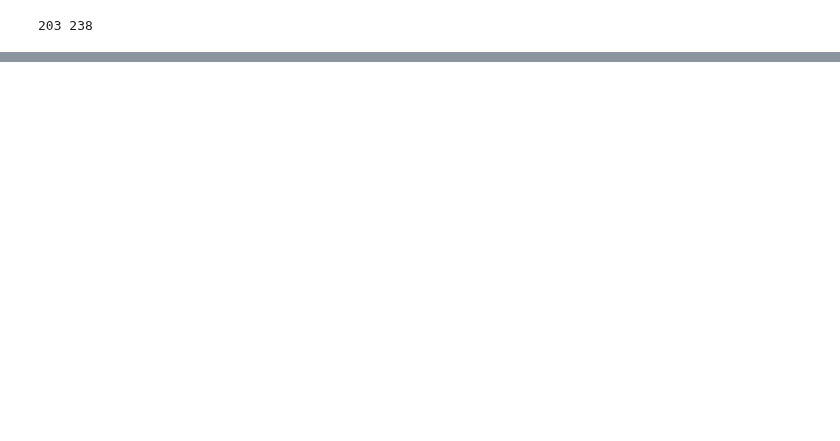
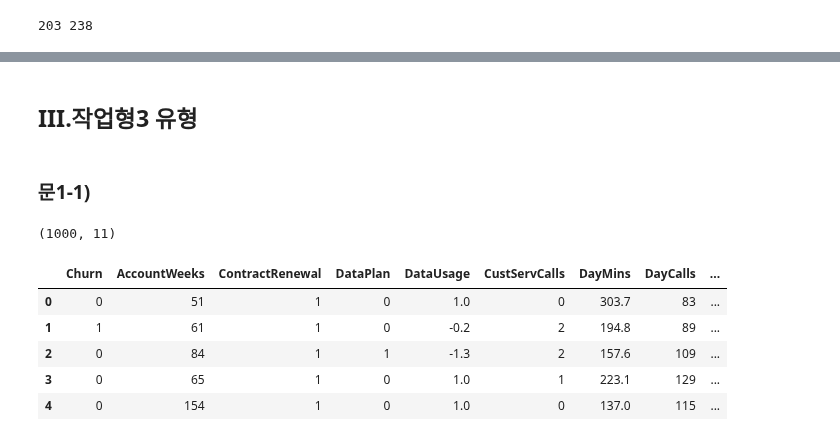
Before and after one commit to va4756/algio_sklearn, a Jupyter notebook: bigdata_sinagong_part4.ipynb, the cells around one changed output, grey strips where cells are left out. Cells and saved outputs as stored; diff of their text form; code cells hidden in the pictures; blank space fills up the shorter version.

```diff
--- a/bigdata_sinagong_part4.ipynb
+++ b/bigdata_sinagong_part4.ipynb
@@ -146,0 +318,18 @@ print(res_1, res_2)
+# %% [markdown]
+## III.작업형3 유형
+# %% [markdown]
+### 문1-1)
+# %%
+import pandas as pd
+# df = pd.read_csv("churn.csv")
+df = pd.read_csv("https://raw.githubusercontent.com/lovedlim/bigdata_analyst_cert/main/part4/ch8/churn.csv")
+print(df.shape)
+df.head()
+# %% [output]
+(1000, 11)
+|  | Churn | AccountWeeks | ContractRenewal | DataPlan | DataUsage | CustServCalls | DayMins | DayCalls | ... |
+| 0 | 0 | 51 | 1 | 0 | 1.0 | 0 | 303.7 | 83 | ... |
+| 1 | 1 | 61 | 1 | 0 | -0.2 | 2 | 194.8 | 89 | ... |
+| 2 | 0 | 84 | 1 | 1 | -1.3 | 2 | 157.6 | 109 | ... |
+| 3 | 0 | 65 | 1 | 0 | 1.0 | 1 | 223.1 | 129 | ... |
+| 4 | 0 | 154 | 1 | 0 | 1.0 | 0 | 137.0 | 115 | ... |
```
Also changed, not shown: parts of 25 cells of this notebook.
